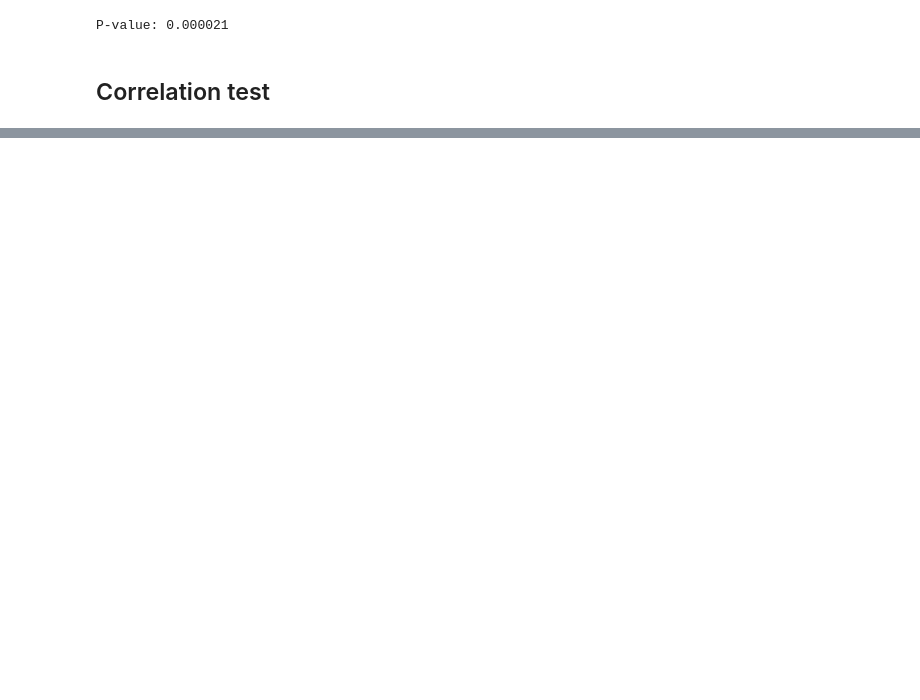
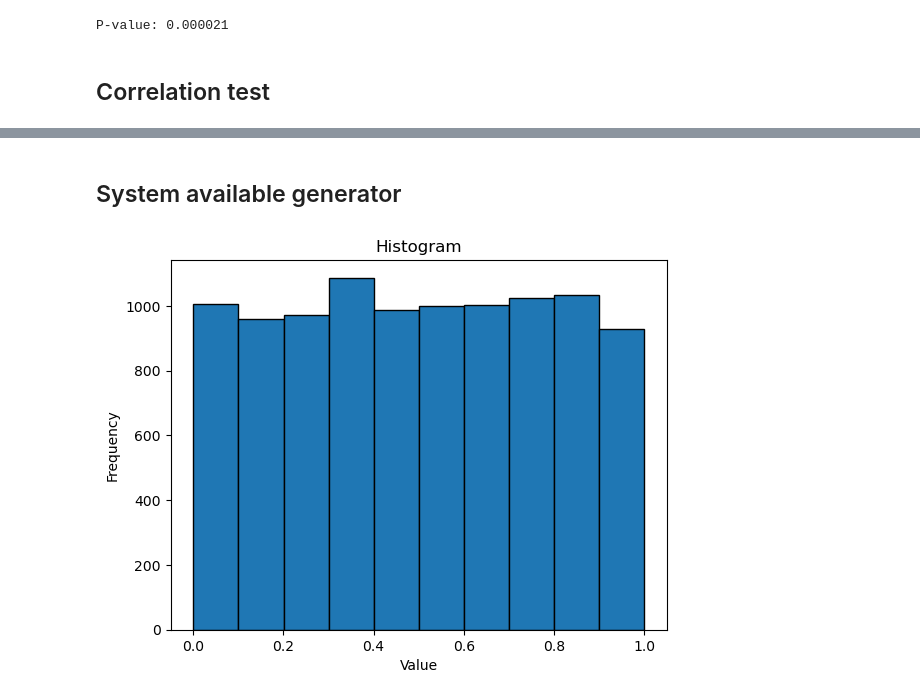
Before and after one commit to oliboli9/stochastic-simulation, a Jupyter notebook: exercises/1-GeneratingRandomNumbers.ipynb, the cells around one changed output, grey strips where cells are left out. Cells and saved outputs as stored; diff of their text form; code cells hidden in the pictures; blank space fills up the shorter version.

Commit message:
Updated with testing different values

```diff
--- a/exercises/1-GeneratingRandomNumbers.ipynb
+++ b/exercises/1-GeneratingRandomNumbers.ipynb
@@ -184,0 +185,12 @@ Text(0.5, 1.0, 'Correlation Coefficient vs Lag')
+# %% [markdown]
+## System available generator
+# %%
+numbers = np.random.uniform(0, 1, 10000)
+# %%
+plt.hist(numbers, bins=10, edgecolor='black')
+plt.title('Histogram')
+plt.xlabel('Value')
+plt.ylabel('Frequency')
+plt.show()
+# %% [output]
+[figure, added]
```
Also changed, not shown: parts of 16 cells of this notebook.
